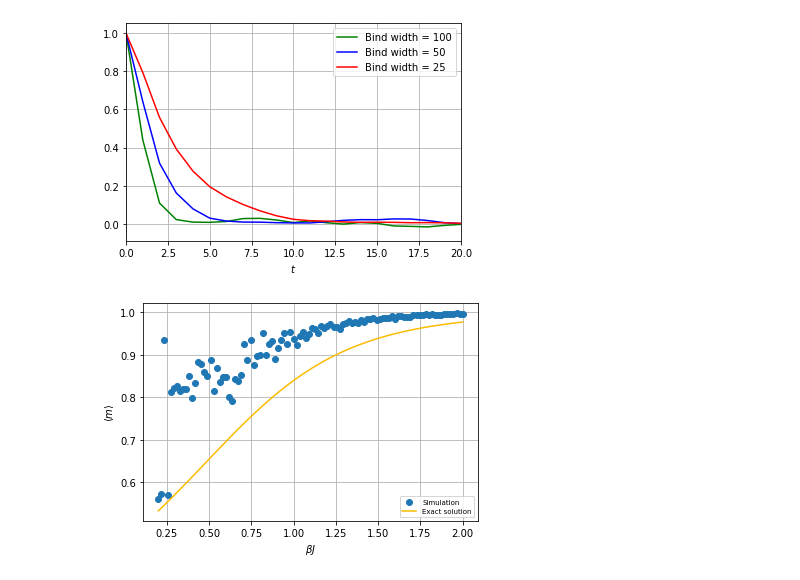
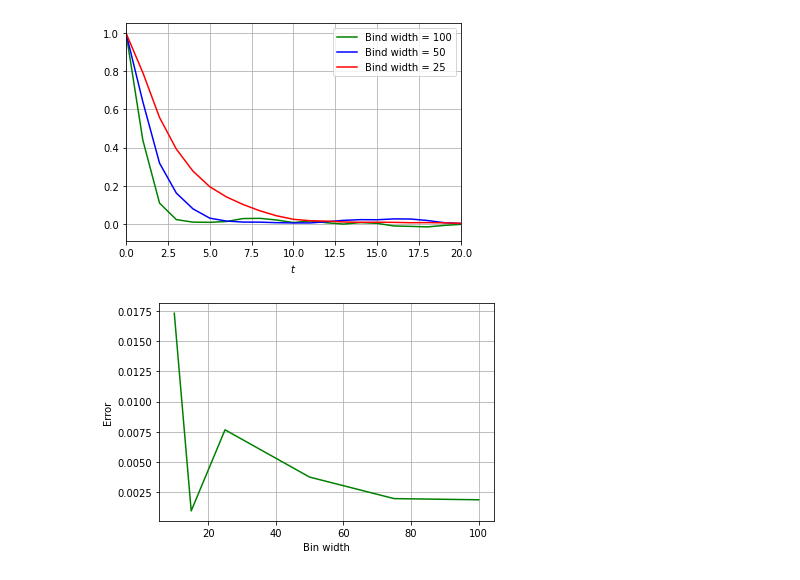
Before and after one commit to PugsGHub/compphyss, a Jupyter notebook: Sheet 5/Error_analysis.ipynb, the cells around one changed output. Cells and saved outputs as stored; diff of their text form; code cells hidden in the pictures.

```diff
--- a/Sheet 5/Error_analysis.ipynb
+++ b/Sheet 5/Error_analysis.ipynb
@@ -19,7 +19,7 @@ Populating the interactive namespace from numpy and matplotlib
 # %%
 def hammy(p,phi):
     #Creating the hamiltonian
-    ham = ((p**2)/2) + ((phi**2)) - np.log(2 + (phi**2))
+    ham = ((p**2)/2) + ((phi**2)) + np.log(2 + (phi**2))
     return ham
 # %%
 def leap(p0,phi0,N_md):
@@ -233,21 +200,26 @@ initial_p = random.gauss(0,1)
-# %%
-m_numeric = []
-m_exact = []
-
-for i in J_input:
-    field_list = accept_reject(sweeps,initial_p,initial_phi,beta,i,h_fixed,site_N,N_md)
-    numeric_mag = numerical_mag(beta,h_fixed,field_list)
-    exact_magne = exact_mag(beta,i,h_fixed,site_N)
-    m_numeric.append(numeric_mag)
-    m_exact.append(exact_magne)
+# %%
+def bootstrap(phi_list,bin_width):
+    boots = []
+    for i in range(bin_width):
+        j = random.randint(0,len(phi_list))
+        boots.append(phi_list[j])
+    return boots
+# %%
+error_list = []
+binin = [100,75,50,25,15,10]
+for bin in binin:
+    mean_list = []
+    for i in range(200):
+        test = bootstrap(markov_mod,bin)
+        mean_list.append(np.mean(test))
+    for j in range(len(mean_list)):
+        error = np.sqrt((1/(bin-1))*((mean_list[j] - np.mean(mean_list))**2))
+    error_list.append(error)
 # %%
-plt.plot((J_input*beta),m_numeric,marker='o',label="Simulation",linestyle='')
-plt.plot((J_input*beta), m_exact, color ='#fbbb00', label='Exact solution')
-
-plt.xlabel('$\\beta J$')
-plt.ylabel('$\\langle m \\rangle$')
-plt.legend(loc='lower right',prop={'size': 7})
+plt.plot(binin,error_list,'g-',label = 'Bind width = 100')
+plt.xlabel('Bin width')
+plt.ylabel('Error')
 plt.grid()
-plt.savefig('Plots/m_v_j.png',dpi=300, bbox_inches = "tight")
+plt.savefig('Plots/error_v_bin.png',dpi=300, bbox_inches = "tight")
 # %% [output]
-[figure, old version]
+[figure, new version]
```
Also changed, not shown: parts of 18 cells of this notebook, 12 other files.
